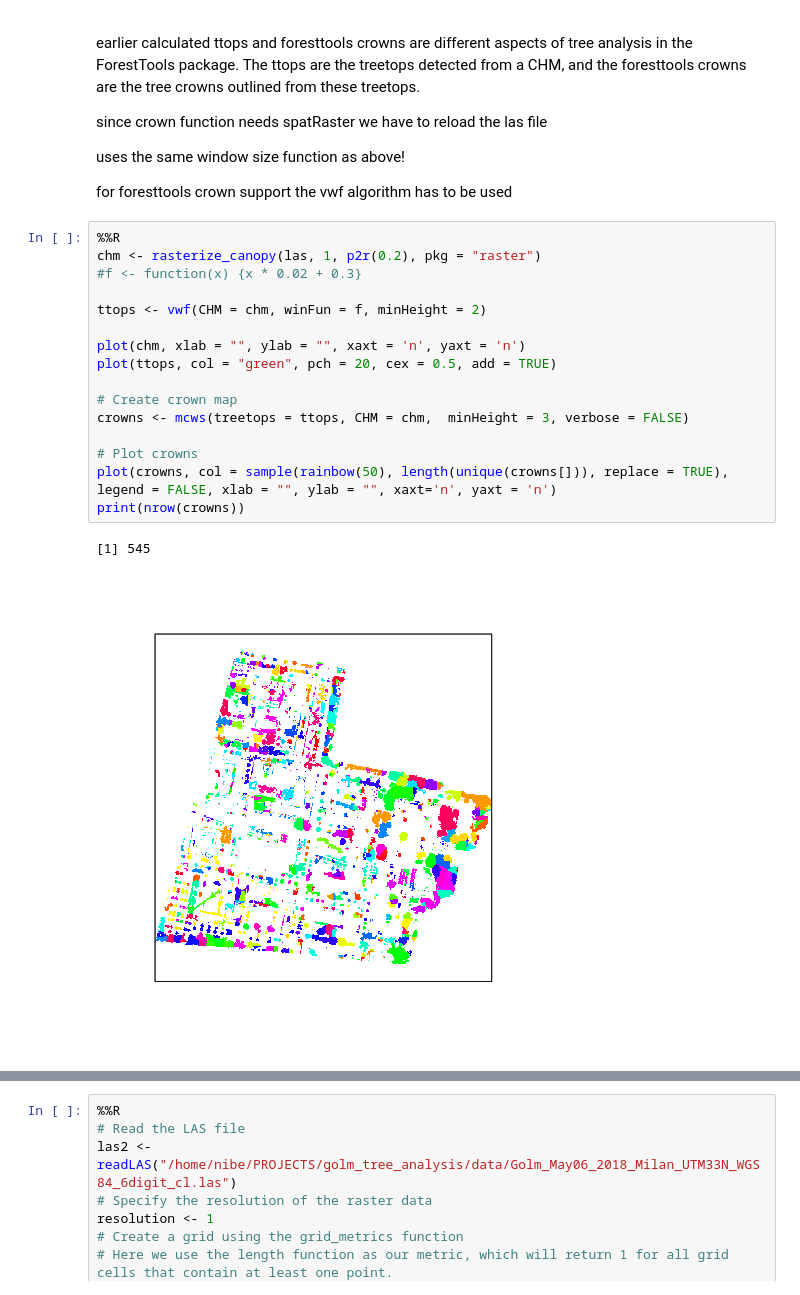
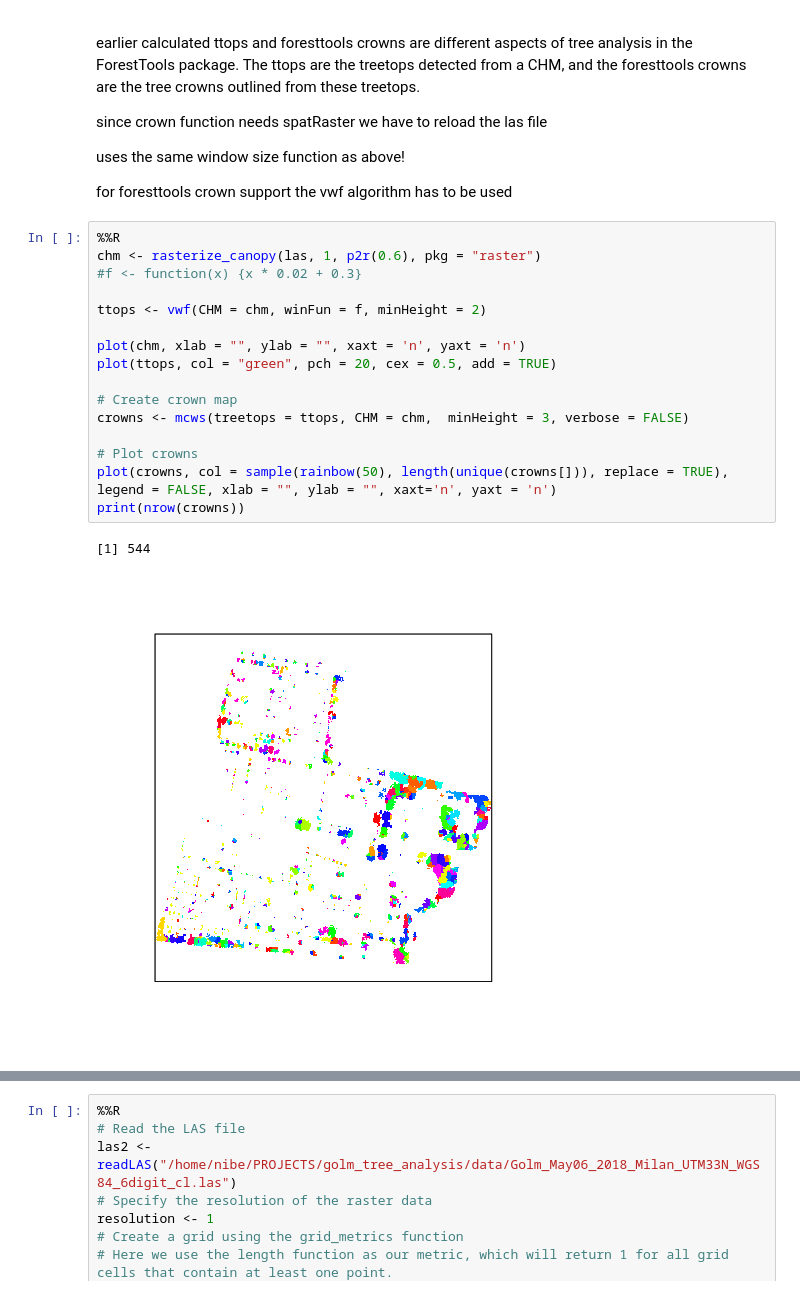
Before and after one commit to ni-be/golm_tree_analysis, a Jupyter notebook: app/app.ipynb, the cells around one changed output, grey strips where cells are left out. Cells and saved outputs as stored; diff of their text form.

```diff
--- a/app/app.ipynb
+++ b/app/app.ipynb
@@ -389,23 +364,23 @@ uses the same window size function as above!
 for foresttools crown support the vwf algorithm has to be used
 # %%
 %%R
-chm <- rasterize_canopy(las, 1, p2r(0.2), pkg = "raster")
+chm <- rasterize_canopy(las, 1, p2r(0.6), pkg = "raster")
 #f <- function(x) {x * 0.02 + 0.3}
 
 ttops <- vwf(CHM = chm, winFun = f, minHeight = 2)
 
 plot(chm, xlab = "", ylab = "", xaxt = 'n', yaxt = 'n')
 plot(ttops, col = "green", pch = 20, cex = 0.5, add = TRUE)
 
 # Create crown map
 crowns <- mcws(treetops = ttops, CHM = chm,  minHeight = 3, verbose = FALSE)
 
 # Plot crowns
 plot(crowns, col = sample(rainbow(50), length(unique(crowns[])), replace = TRUE), legend = FALSE, xlab = "", ylab = "", xaxt='n', yaxt = 'n')
 print(nrow(crowns))
 # %% [output]
-[1] 545
+[1] 544
-[figure, old version]
+[figure, new version]
 # %%
 %%R
 crowns_poly <- mcws(treetops = ttops, CHM = chm, minHeight = 3, verbose = FALSE, format="polygons")
```
Also changed, not shown: parts of 23 cells of this notebook, 28 other files.
